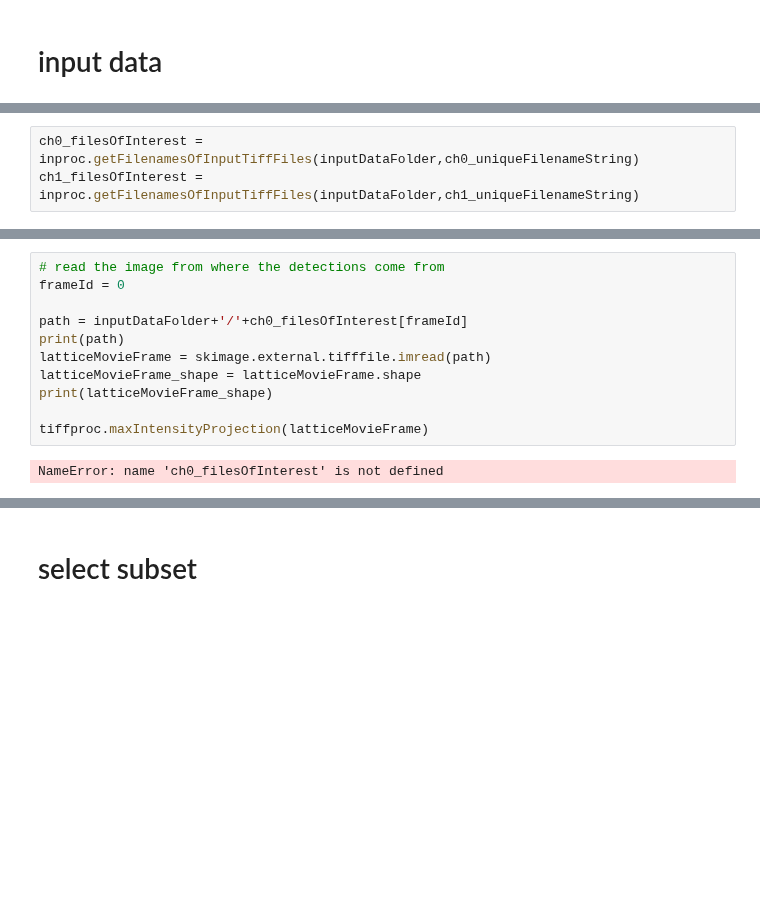
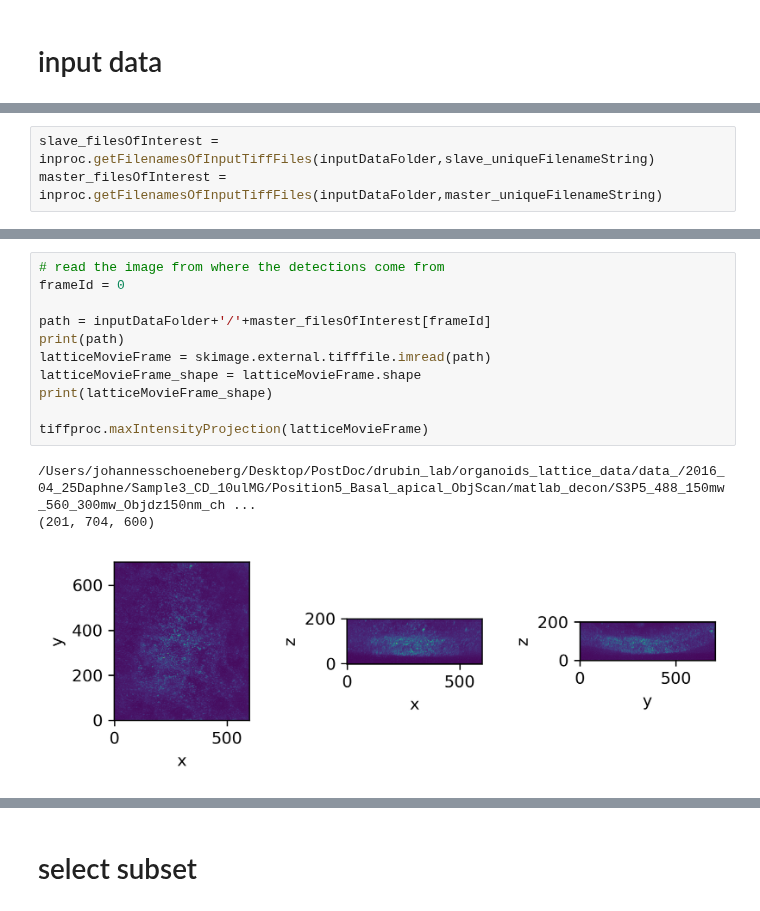
Before and after one commit to pylattice/pyLattice, a Jupyter notebook: src/python/detectedTracksProcessed_csv2bild.ipynb, the cells around one changed output, grey strips where cells are left out. Drawn from its saved outputs; the diff is of its cells as text; blank space fills up the shorter version.

```diff
--- a/src/python/detectedTracksProcessed_csv2bild.ipynb
+++ b/src/python/detectedTracksProcessed_csv2bild.ipynb
@@ -62,3 +87,3 @@ IndexError: index 0 is out of bounds for axis 0 with size 0
 # %%
-ch0_filesOfInterest = inproc.getFilenamesOfInputTiffFiles(inputDataFolder,ch0_uniqueFilenameString)
-ch1_filesOfInterest = inproc.getFilenamesOfInputTiffFiles(inputDataFolder,ch1_uniqueFilenameString)
+slave_filesOfInterest = inproc.getFilenamesOfInputTiffFiles(inputDataFolder,slave_uniqueFilenameString)
+master_filesOfInterest = inproc.getFilenamesOfInputTiffFiles(inputDataFolder,master_uniqueFilenameString)
@@ -65,16 +97,18 @@ ch1_filesOfInterest = inproc.getFilenamesOfInputTiffFiles(inputDataFolder,ch1_un
 # %%
 # read the image from where the detections come from
 frameId = 0
 
-path = inputDataFolder+'/'+ch0_filesOfInterest[frameId]
+path = inputDataFolder+'/'+master_filesOfInterest[frameId]
 print(path)
 latticeMovieFrame = skimage.external.tifffile.imread(path)
 latticeMovieFrame_shape = latticeMovieFrame.shape
 print(latticeMovieFrame_shape)
 
 tiffproc.maxIntensityProjection(latticeMovieFrame)
 # %% [output]
-NameError: name 'ch0_filesOfInterest' is not defined
+/Users/johannesschoeneberg/Desktop/PostDoc/drubin_lab/organoids_lattice_data/data_/2016_04_25Daphne/Sample3_CD_10ulMG/Position5_Basal_apical_ObjScan/matlab_decon/S3P5_488_150mw_560_300mw_Objdz150nm_ch ...
+(201, 704, 600)
+[figure, added]
 # %%
 # read the raw csv data for further processing
 
```
Also changed, not shown: parts of 17 cells of this notebook, 8 other files.
